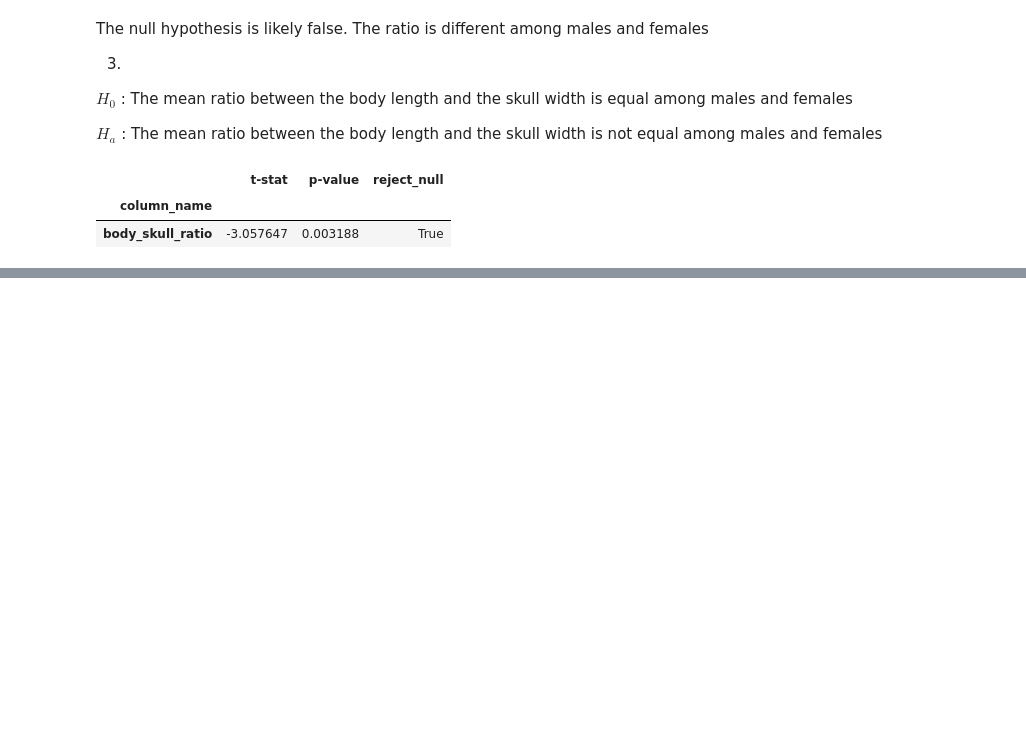
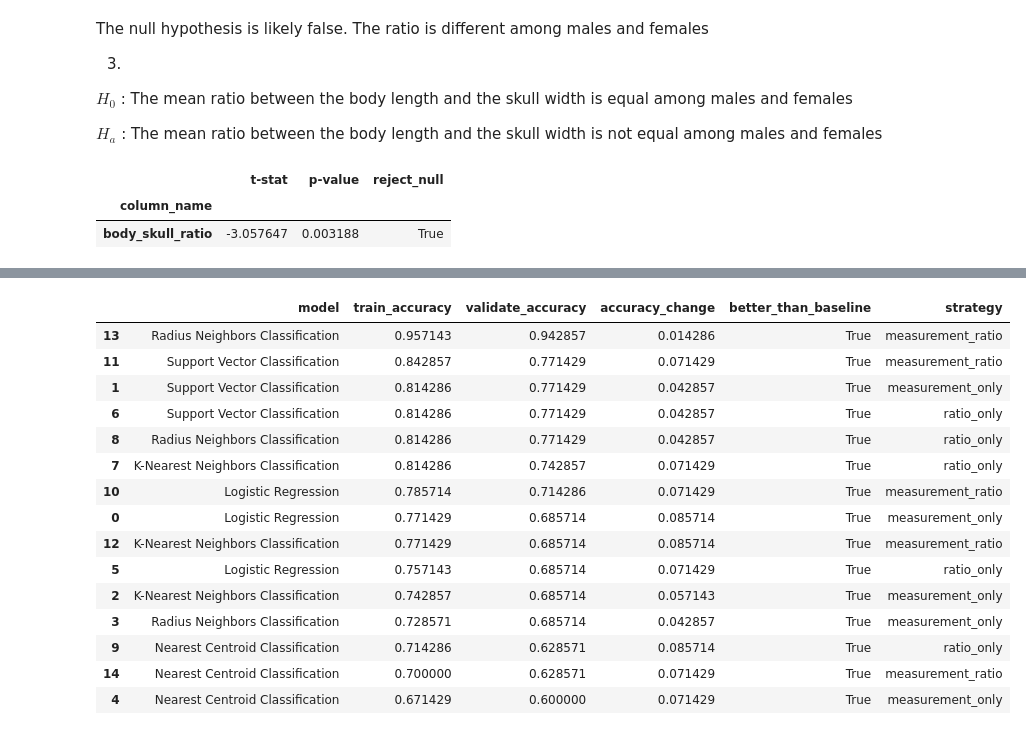
Before and after one commit to stephenfitzsimon/possum-regression, a Jupyter notebook: possum_models.ipynb, the cells around one changed output, grey strips where cells are left out. Drawn from its saved outputs; the diff is of its cells as text; code cells hidden in the pictures; blank space fills up the shorter version.

```diff
--- a/possum_models.ipynb
+++ b/possum_models.ipynb
@@ -585,0 +584,7 @@ Two baseline models are made:
+# %%
+baseline_model = train.loc[:, ['case', 'sex']]
+baseline_model['prediction'] = train.sex.mode().to_list()[0]
+baseline_model
+
+baseline_model, baseline_accuracy = model_target_sex.make_baseline_model(train, validate)
+baseline_model
@@ -585,0 +602,20 @@ Two baseline models are made:
+# %%
+model_df = model_target_sex.model_maker(train, validate, baseline_accuracy)
+model_df.sort_values(['validate_accuracy', 'accuracy_change'], ascending=False)
+# %% [output]
+|  | model | train_accuracy | validate_accuracy | accuracy_change | better_than_baseline | strategy |
+| 13 | Radius Neighbors Classification | 0.957143 | 0.942857 | 0.014286 | True | measurement_ratio |
+| 11 | Support Vector Classification | 0.842857 | 0.771429 | 0.071429 | True | measurement_ratio |
+| 1 | Support Vector Classification | 0.814286 | 0.771429 | 0.042857 | True | measurement_only |
+| 6 | Support Vector Classification | 0.814286 | 0.771429 | 0.042857 | True | ratio_only |
+| 8 | Radius Neighbors Classification | 0.814286 | 0.771429 | 0.042857 | True | ratio_only |
+| 7 | K-Nearest Neighbors Classification | 0.814286 | 0.742857 | 0.071429 | True | ratio_only |
+| 10 | Logistic Regression | 0.785714 | 0.714286 | 0.071429 | True | measurement_ratio |
+| 0 | Logistic Regression | 0.771429 | 0.685714 | 0.085714 | True | measurement_only |
+| 12 | K-Nearest Neighbors Classification | 0.771429 | 0.685714 | 0.085714 | True | measurement_ratio |
+| 5 | Logistic Regression | 0.757143 | 0.685714 | 0.071429 | True | ratio_only |
+| 2 | K-Nearest Neighbors Classification | 0.742857 | 0.685714 | 0.057143 | True | measurement_only |
+| 3 | Radius Neighbors Classification | 0.728571 | 0.685714 | 0.042857 | True | measurement_only |
+| 9 | Nearest Centroid Classification | 0.714286 | 0.628571 | 0.085714 | True | ratio_only |
+| 14 | Nearest Centroid Classification | 0.700000 | 0.628571 | 0.071429 | True | measurement_ratio |
+| 4 | Nearest Centroid Classification | 0.671429 | 0.600000 | 0.071429 | True | measurement_only |
```
Also changed, not shown: parts of 6 cells of this notebook, 2 other files.
